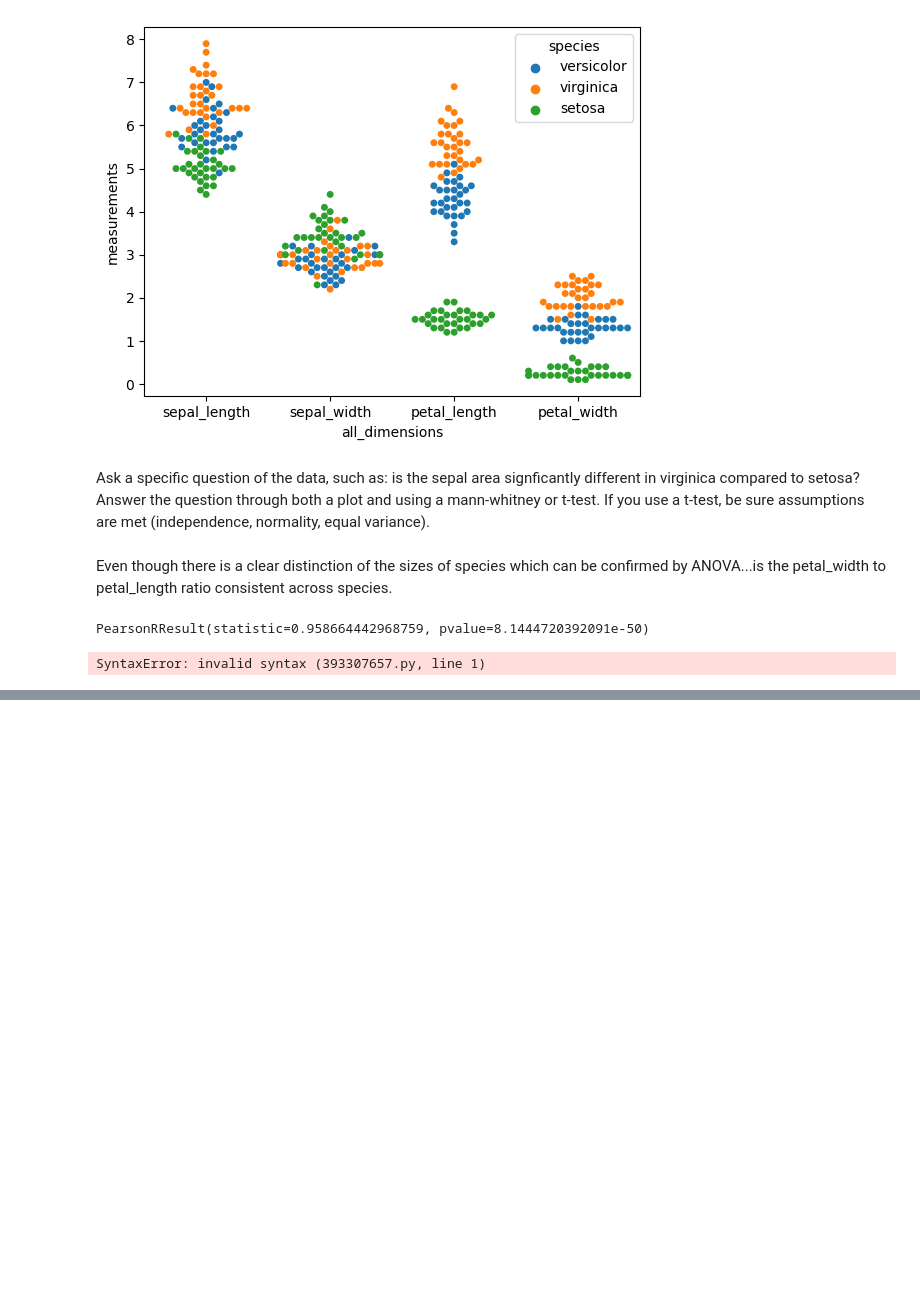
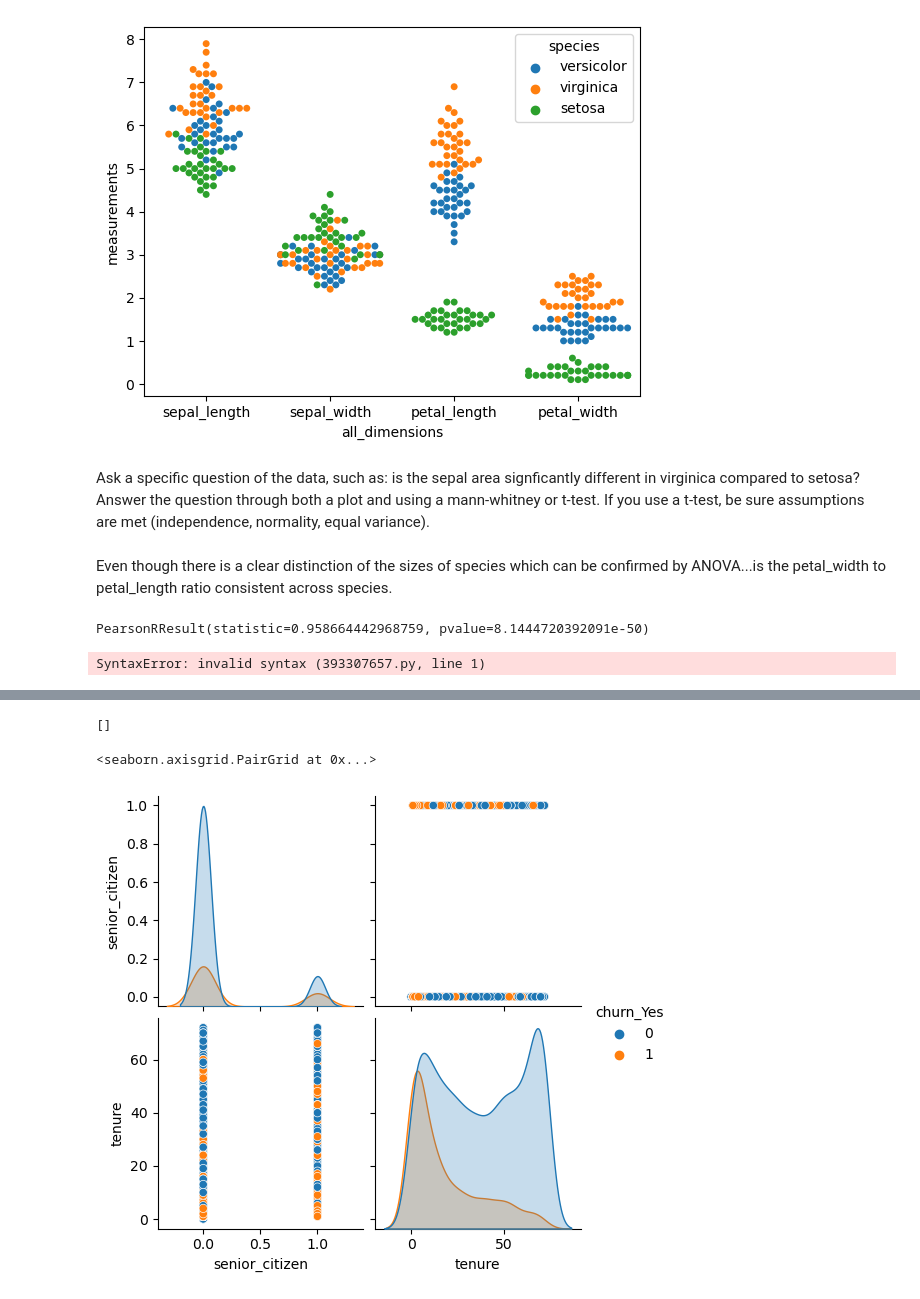
Before and after one commit to Alfred-W-S-Pirovits-Jr/classification-exercises, a Jupyter notebook: classification_exercises.ipynb, the cells around one changed output, grey strips where cells are left out. Saved outputs shown, nothing was run; the diff lists cells and outputs as text; code cells hidden in the pictures; blank space fills up the shorter version.

```diff
--- a/classification_exercises.ipynb
+++ b/classification_exercises.ipynb
@@ -884,5 +856,7 @@ Run the function on the Titanic dataset, returning 3 datasets, train_titanic, va
 # %% [markdown]
 Run the function on the Telco dataset, returning 3 datasets, train_telco, validate_telco and test_telco.
+# %%
+telco_train, telco_validate, telco_test = split_data(telco_churn_db, stratify_col='churn')
 # %% [markdown]
 # Exploratory Analysis
 # %% [markdown]
@@ -1188,0 +1254,11 @@ SyntaxError: invalid syntax (393307657.py, line 1)
+# %%
+categorical_telco
+# %% [output]
+[]
+# %%
+truncated_telco = telco_train[['gender', 'senior_citizen', 'partner', 'dependents', 'tenure', 'phone_service', 'churn_Yes']]
+# %%
+sns.pairplot(truncated_telco, hue='churn_Yes')
+# %% [output]
+<seaborn.axisgrid.PairGrid at 0x...>
+[figure, added]
```
Also changed, not shown: parts of 29 cells of this notebook.
